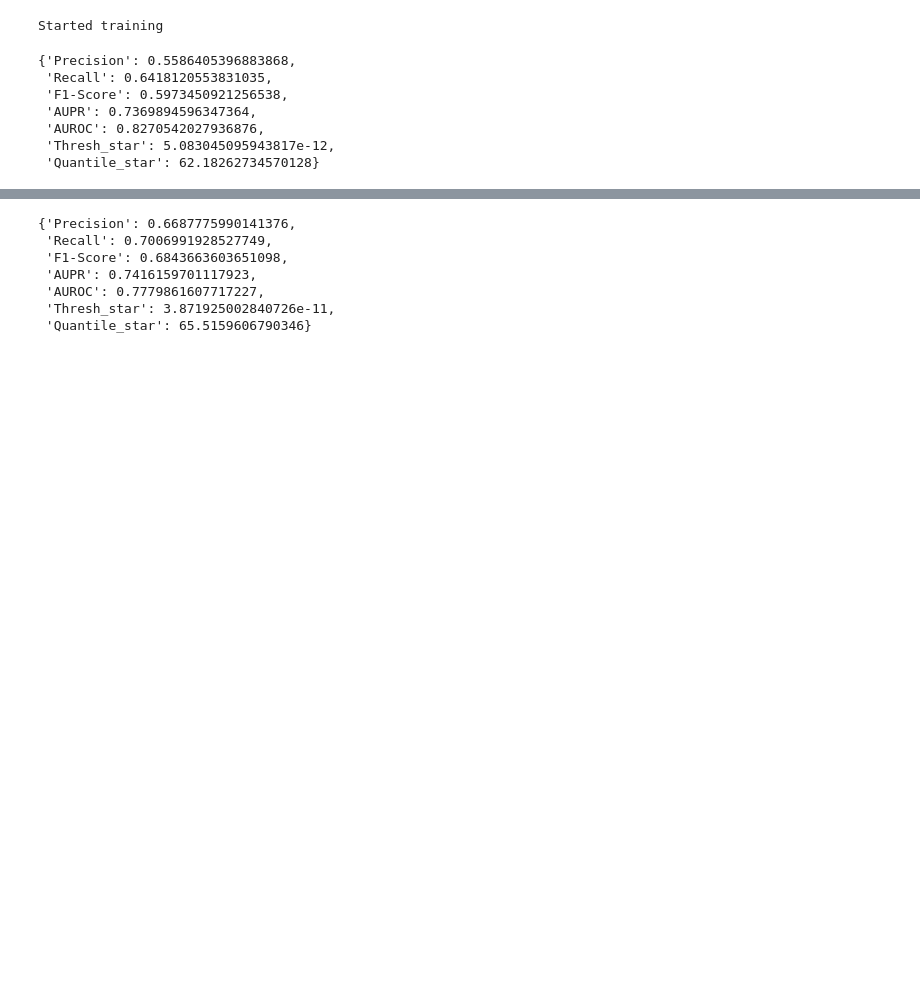
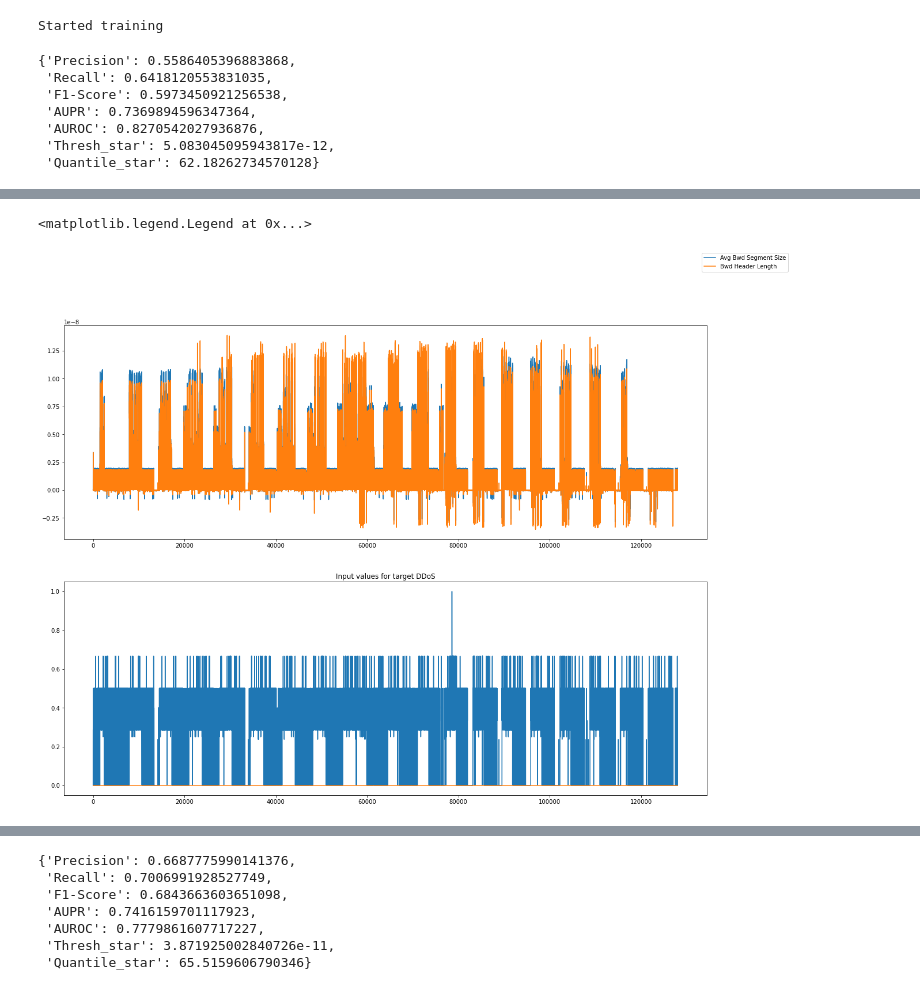
Before and after one commit to ireydiak/anomaly_detection_NRCAN, a Jupyter notebook: notebooks/multiclass_ids.ipynb, the cells around one changed output, grey strips where cells are left out. Drawn from its saved outputs; the diff is of its cells as text; code cells hidden in the pictures; blank space fills up the shorter version.

```diff
--- a/notebooks/multiclass_ids.ipynb
+++ b/notebooks/multiclass_ids.ipynb
@@ -48,6 +50,8 @@ train_ldr, test_ldr = dataset.loaders(batch_size=batch_size, seed=42)
 print("data loaded")
 # %% [output]
 data loaded
+# %%
+partial_anomaly_labels = np.unique(partial_anomaly_labels)
 # %% [markdown]
 ## DeepSVDD Training
 # %%
@@ -103,0 +109,38 @@ dsvdd_trainer.plot_metrics(export_path)
+# %%
+dsvdd_best_fname = os.path.abspath("./04-29-2022_11-34-47/checkpoints/deepsvdd_epoch=106.pt")
+dsvdd_trainer, dsvdd_model = DeepSVDDIDSTrainer.load_from_file(dsvdd_best_fname, dsvdd_trainer, dsvdd_model)
+# y_test_true, test_scores, test_labels = dsvdd_trainer.test(test_ldr)
+# results = metrics.estimate_optimal_threshold(test_scores, y_test_true)
+# y_pred = (test_scores >= results["Thresh_star"]).astype(int)
+# store_results(
+#     results=results,
+#     params=dict(batch_size=batch_size, lr=lr, n_epochs=106, **dsvdd_model.get_params()),
+#     model_name="DeepSVDD",
+#     dataset="IDS2017",
+#     dataset_path=dataset_path,
+#     results_path="./"
+# )
+# results
+# %%
+d = dsvdd_trainer.inspect_gradient_wrt_input(test_ldr, partial_anomaly_labels)
+y_grad, label_grad = d["y_grad_wrt_X"], d["label_grad_wrt_X"]
+loss_hist, input_hist = d["losses"], d["input_mean"]
+labels = d["labels"]
+# %%
+# DDoS analysis
+import matplotlib.pyplot as plt
+
+target_label = "DDoS"
+f, axs = plt.subplots(nrows=2, ncols=1, figsize=(20, 15))
+x = np.arange(1, label_grad[target_label].shape[0] + 1)
+# for col in range(label_grad[target_label].shape[1]):
+legend = []
+for col_idx in [columns.index(col) for col in ["Avg Bwd Segment Size", "Bwd Header Length"]]:#, "Bwd Packet Length Mean"]]:
+    axs[0].plot(x, label_grad[target_label][:, col_idx], "-")
+    axs[1].plot(x, input_hist[labels == target_label][:, col_idx], "-")
+    axs[1].title.set_text("Input values for target " + target_label)
+    legend.append(columns[col_idx])
+f.legend(legend)
+# %% [output]
+<matplotlib.legend.Legend at 0x...>
+[figure, added]
```
Also changed, not shown: parts of 12 cells of this notebook, 2 other files.
